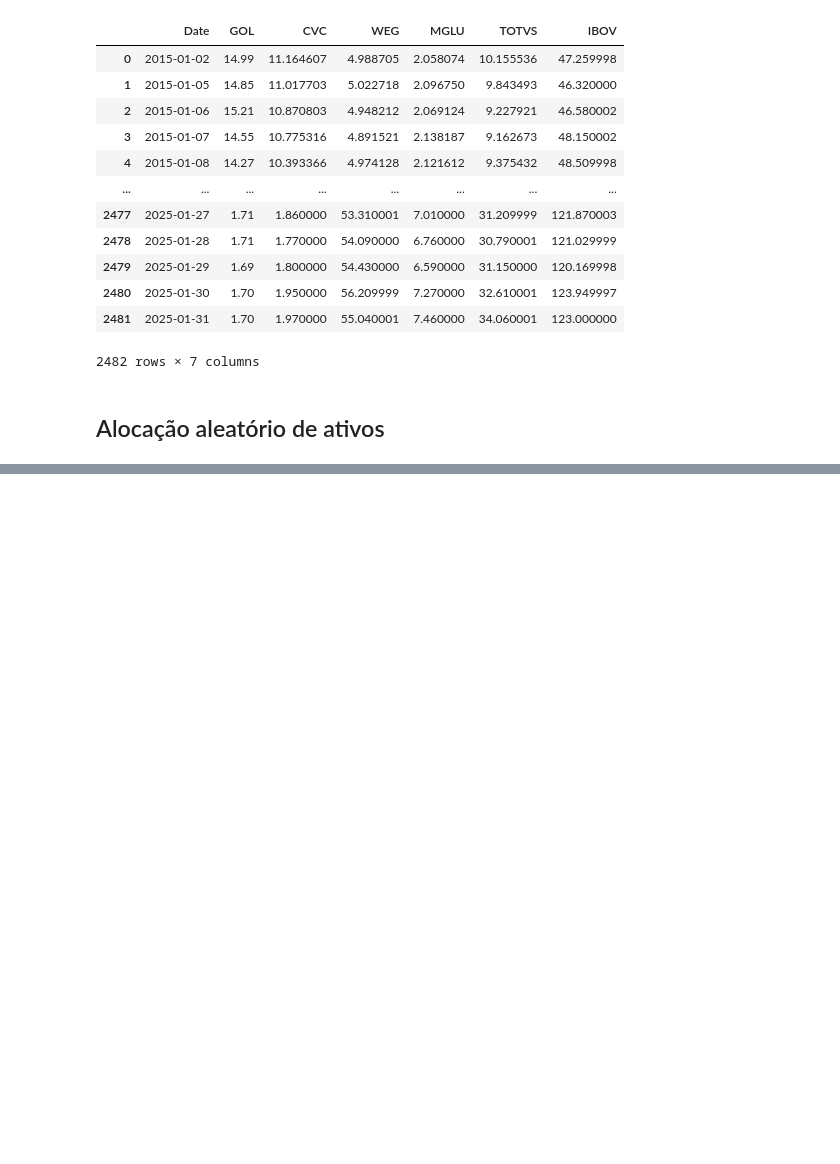
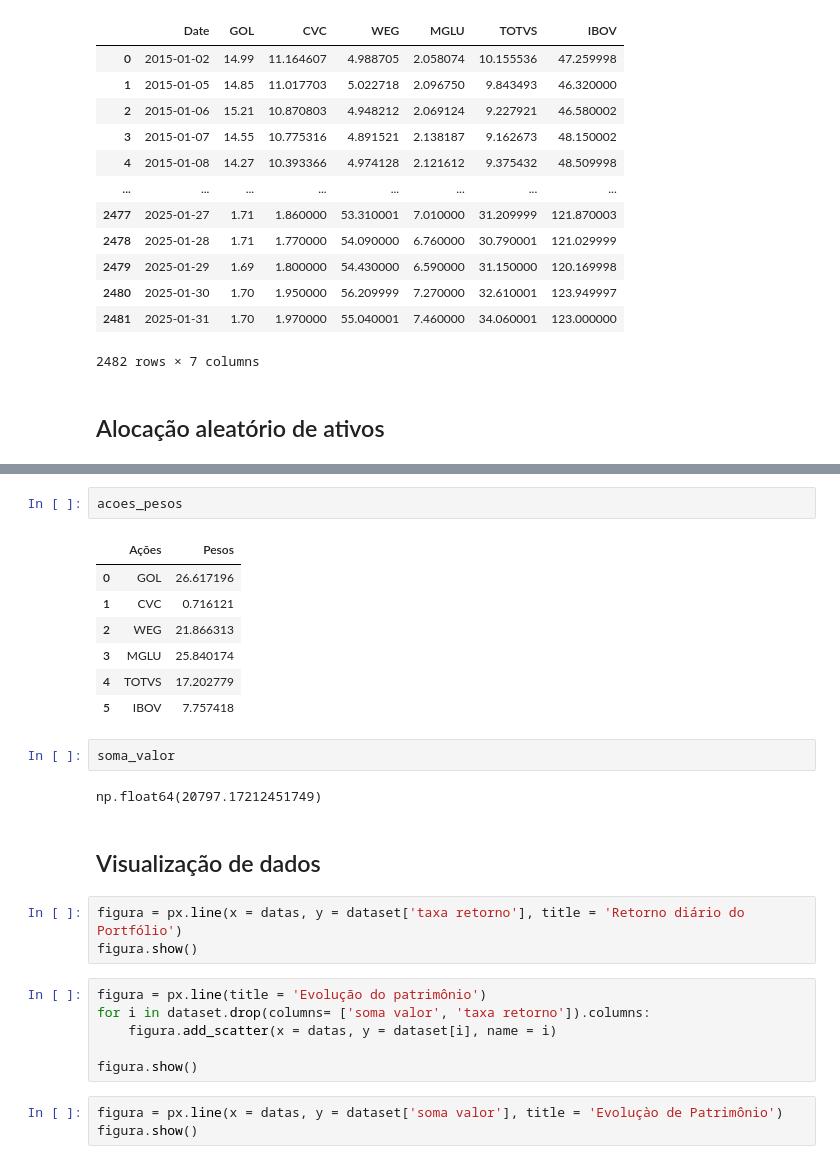
Before and after one commit to fabiolrodriguez/python_playground, a Jupyter notebook: ativos.ipynb, the cells around one changed output, grey strips where cells are left out. Drawn from its saved outputs; the diff is of its cells as text; blank space fills up the shorter version.

```diff
--- a/ativos.ipynb
+++ b/ativos.ipynb
@@ -56,0 +115,28 @@ TypeError: can only concatenate str (not "float") to str
+# %%
+acoes_pesos
+# %% [output]
+|  | Ações | Pesos |
+| 0 | GOL | 26.617196 |
+| 1 | CVC | 0.716121 |
+| 2 | WEG | 21.866313 |
+| 3 | MGLU | 25.840174 |
+| 4 | TOTVS | 17.202779 |
+| 5 | IBOV | 7.757418 |
+# %%
+soma_valor
+# %% [output]
+np.float64(20797.17212451749)
+# %% [markdown]
+## Visualização de dados
+# %%
+figura = px.line(x = datas, y = dataset['taxa retorno'], title = 'Retorno diário do Portfólio')
+figura.show()
+# %%
+figura = px.line(title = 'Evolução do patrimônio')
+for i in dataset.drop(columns= ['soma valor', 'taxa retorno']).columns:
+    figura.add_scatter(x = datas, y = dataset[i], name = i)
+
+figura.show()
+# %%
+figura = px.line(x = datas, y = dataset['soma valor'], title = 'Evoluçào de Patrimônio')
+figura.show()
```
Also changed, not shown: parts of 4 cells of this notebook.
